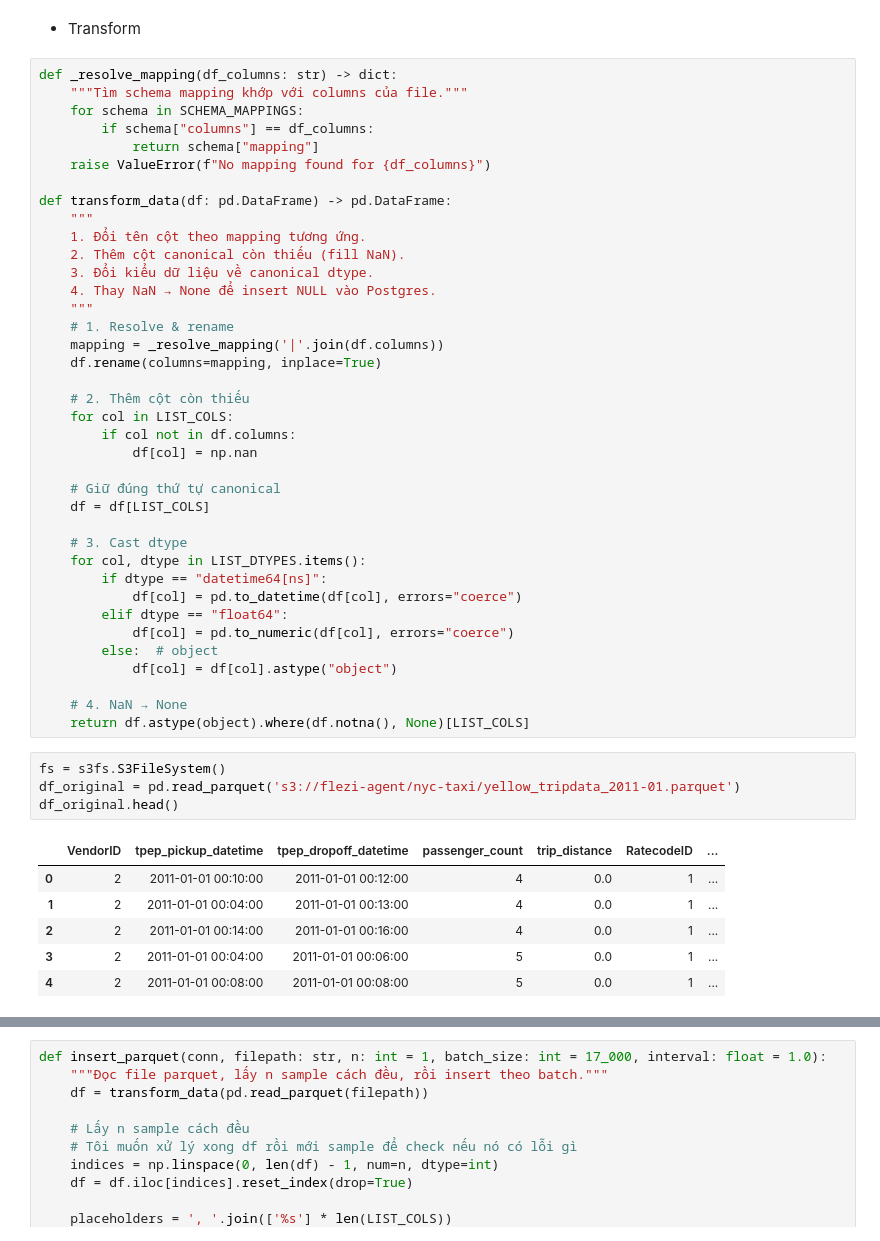
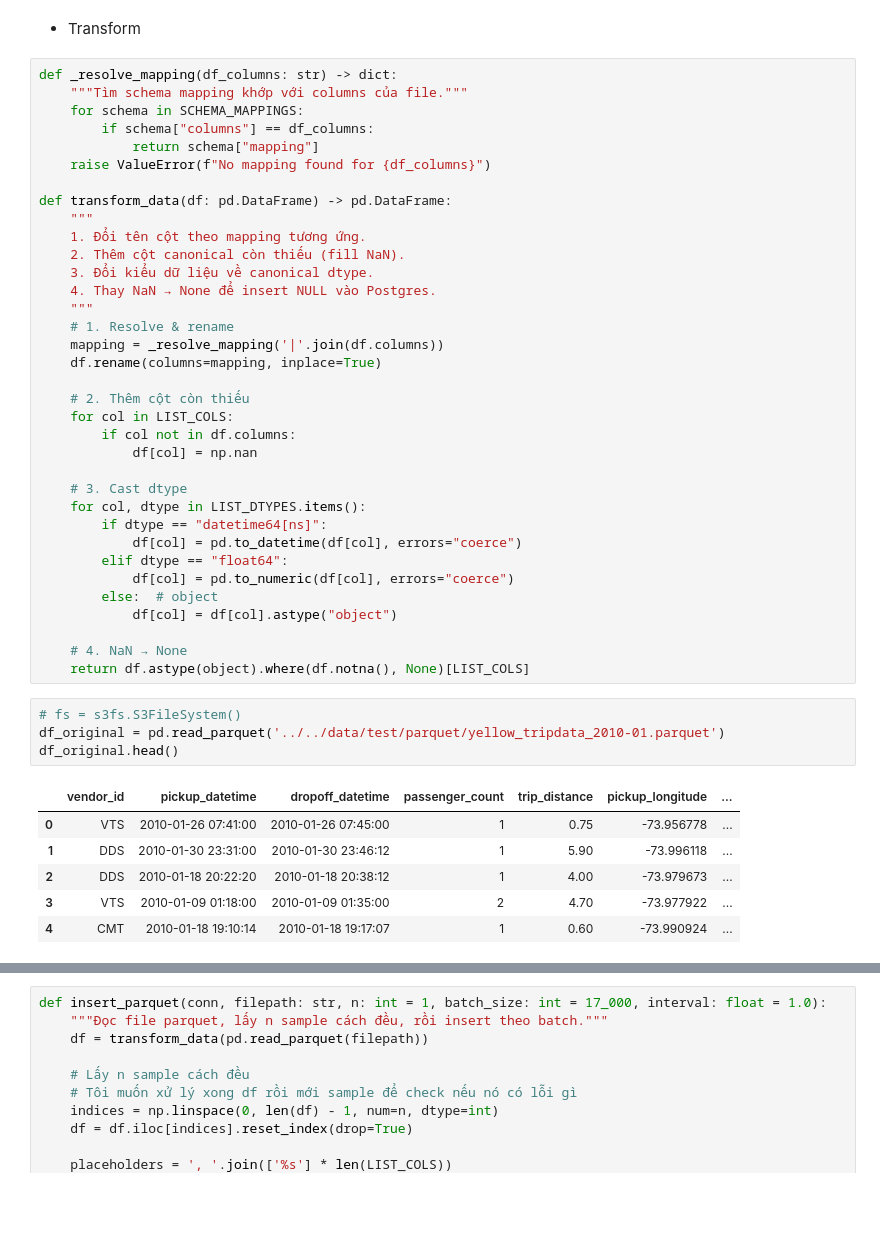
Before and after one commit to baolongnguyenmac/ml-ops, a Jupyter notebook: src/notebooks/produce_data.ipynb, the cells around one changed output, grey strips where cells are left out. Saved outputs shown, nothing was run; the diff lists cells and outputs as text; blank space fills up the shorter version.

```diff
--- a/src/notebooks/produce_data.ipynb
+++ b/src/notebooks/produce_data.ipynb
@@ -213,9 +213,6 @@ def transform_data(df: pd.DataFrame) -> pd.DataFrame:
         if col not in df.columns:
             df[col] = np.nan
 
-    # Giữ đúng thứ tự canonical
-    df = df[LIST_COLS]
-
     # 3. Cast dtype
     for col, dtype in LIST_DTYPES.items():
         if dtype == "datetime64[ns]":
@@ -228,16 +225,16 @@ def transform_data(df: pd.DataFrame) -> pd.DataFrame:
     # 4. NaN → None
     return df.astype(object).where(df.notna(), None)[LIST_COLS]
 # %%
-fs = s3fs.S3FileSystem()
-df_original = pd.read_parquet('s3://flezi-agent/nyc-taxi/yellow_tripdata_2011-01.parquet')
+# fs = s3fs.S3FileSystem()
+df_original = pd.read_parquet('../../data/test/parquet/yellow_tripdata_2010-01.parquet')
 df_original.head()
 # %% [output]
-|  | VendorID | tpep_pickup_datetime | tpep_dropoff_datetime | passenger_count | trip_distance | RatecodeID | ... |
-| 0 | 2 | 2011-01-01 00:10:00 | 2011-01-01 00:12:00 | 4 | 0.0 | 1 | ... |
-| 1 | 2 | 2011-01-01 00:04:00 | 2011-01-01 00:13:00 | 4 | 0.0 | 1 | ... |
-| 2 | 2 | 2011-01-01 00:14:00 | 2011-01-01 00:16:00 | 4 | 0.0 | 1 | ... |
-| 3 | 2 | 2011-01-01 00:04:00 | 2011-01-01 00:06:00 | 5 | 0.0 | 1 | ... |
-| 4 | 2 | 2011-01-01 00:08:00 | 2011-01-01 00:08:00 | 5 | 0.0 | 1 | ... |
+|  | vendor_id | pickup_datetime | dropoff_datetime | passenger_count | trip_distance | pickup_longitude | ... |
+| 0 | VTS | 2010-01-26 07:41:00 | 2010-01-26 07:45:00 | 1 | 0.75 | -73.956778 | ... |
+| 1 | DDS | 2010-01-30 23:31:00 | 2010-01-30 23:46:12 | 1 | 5.90 | -73.996118 | ... |
+| 2 | DDS | 2010-01-18 20:22:20 | 2010-01-18 20:38:12 | 1 | 4.00 | -73.979673 | ... |
+| 3 | VTS | 2010-01-09 01:18:00 | 2010-01-09 01:35:00 | 2 | 4.70 | -73.977922 | ... |
+| 4 | CMT | 2010-01-18 19:10:14 | 2010-01-18 19:17:07 | 1 | 0.60 | -73.990924 | ... |
 # %%
 df_original.describe()
 # %% [output]
```
Also changed, not shown: parts of 3 cells of this notebook, 6 other files.
